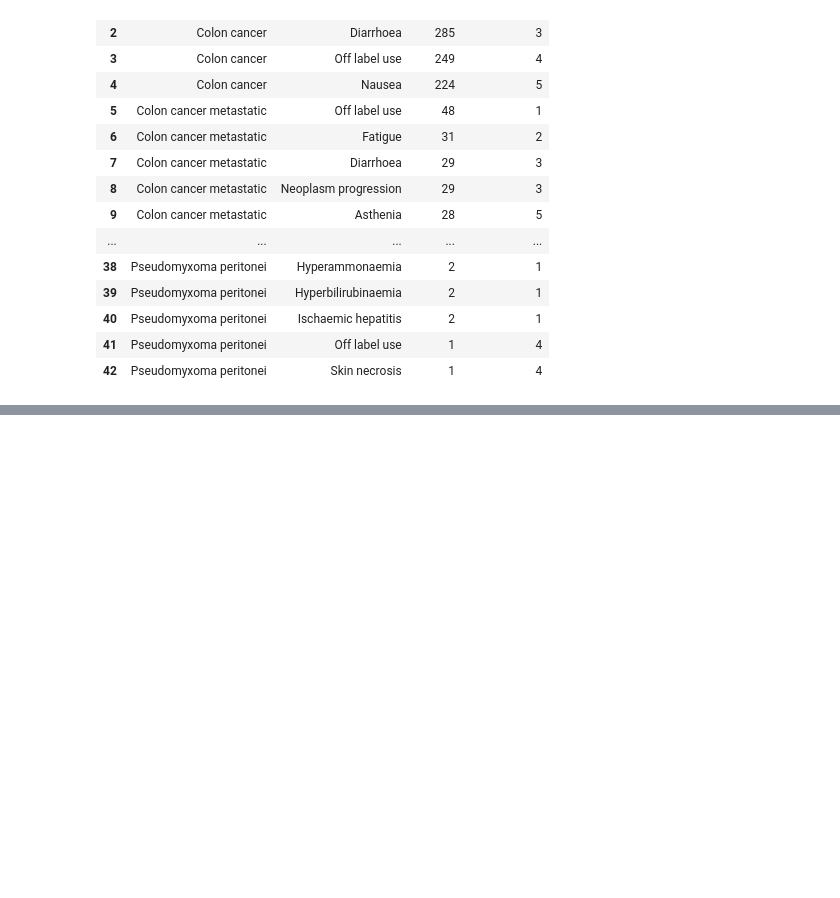
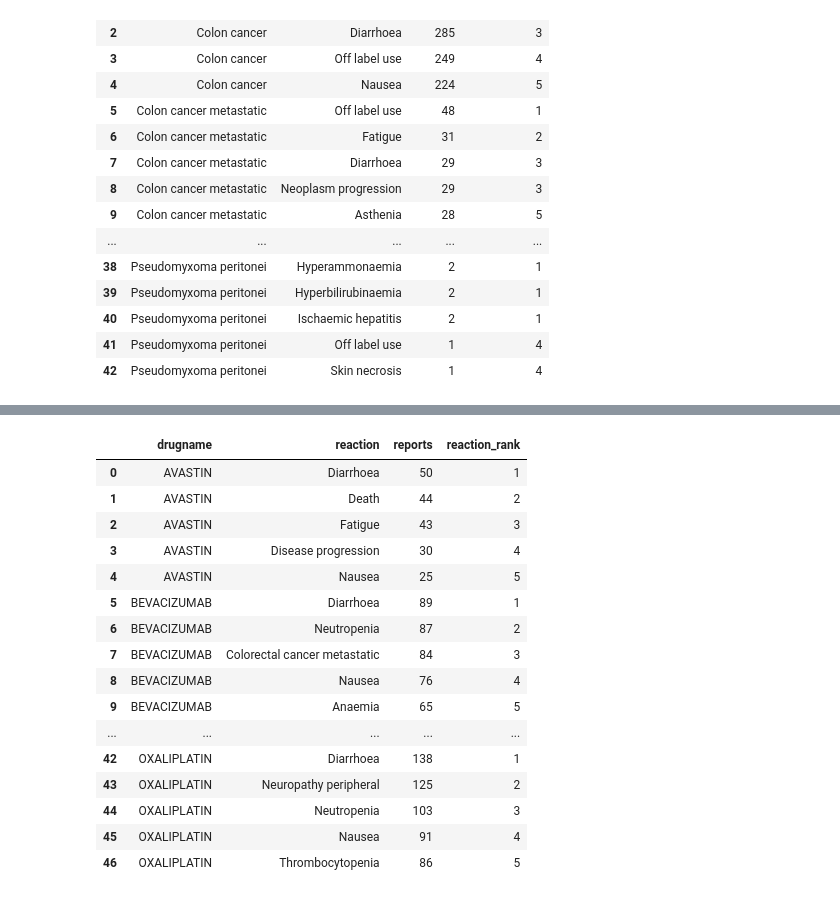
Before and after one commit to PugstaLaney/faers-sql-drug-safety-analysis, a Jupyter notebook: notebooks/appendiceal_indication.ipynb, the cells around one changed output, grey strips where cells are left out. Drawn from its saved outputs; the diff is of its cells as text; code cells hidden in the pictures; blank space fills up the shorter version.

Commit message:
Appendiceal drug indications and outcomes ranked.

```diff
--- a/notebooks/appendiceal_indication.ipynb
+++ b/notebooks/appendiceal_indication.ipynb
@@ -266,0 +312,62 @@ ranked_reactions
+# %%
+drug_reactions_in_cancer = pd.read_sql_query("""
+WITH cancer_reports AS (
+    SELECT DISTINCT primaryid
+    FROM indi
+    WHERE indi_pt IN (
+        'Colon cancer',
+        'Colorectal cancer metastatic',
+        'Colorectal cancer',
+        'Colon cancer metastatic',
+        'Malignant peritoneal neoplasm',
+        'Pseudomyxoma peritonei',
+        'Mucinous adenocarcinoma of appendix'
+    )
+),
+drug_reaction_counts AS (
+    SELECT
+        d.drugname,
+        r.pt AS reaction,
+        COUNT(DISTINCT d.primaryid) AS reports
+    FROM drug d
+    JOIN reac r ON d.primaryid = r.primaryid
+    JOIN cancer_reports cr ON d.primaryid = cr.primaryid
+    WHERE d.drugname IN (
+        'OXALIPLATIN', 'FLUOROURACIL', 'BEVACIZUMAB', 'AVASTIN',
+        'LEUCOVORIN', 'LEUCOVORIN CALCIUM', 'IRINOTECAN',
+        'IRINOTECAN HYDROCHLORIDE', 'CAPECITABINE'
+    )
+    GROUP BY d.drugname, r.pt
+),
+ranked AS (
+    SELECT *,
+        RANK() OVER (
+            PARTITION BY drugname
+            ORDER BY reports DESC
+        ) AS reaction_rank
+    FROM drug_reaction_counts
+)
+SELECT * FROM ranked
+WHERE reaction_rank <= 5
+ORDER BY drugname, reaction_rank
+""", conn)
+
+drug_reactions_in_cancer
+# %% [output]
+|  | drugname | reaction | reports | reaction_rank |
+| 0 | AVASTIN | Diarrhoea | 50 | 1 |
+| 1 | AVASTIN | Death | 44 | 2 |
+| 2 | AVASTIN | Fatigue | 43 | 3 |
+| 3 | AVASTIN | Disease progression | 30 | 4 |
+| 4 | AVASTIN | Nausea | 25 | 5 |
+| 5 | BEVACIZUMAB | Diarrhoea | 89 | 1 |
+| 6 | BEVACIZUMAB | Neutropenia | 87 | 2 |
+| 7 | BEVACIZUMAB | Colorectal cancer metastatic | 84 | 3 |
+| 8 | BEVACIZUMAB | Nausea | 76 | 4 |
+| 9 | BEVACIZUMAB | Anaemia | 65 | 5 |
+| ... | ... | ... | ... | ... |
+| 42 | OXALIPLATIN | Diarrhoea | 138 | 1 |
+| 43 | OXALIPLATIN | Neuropathy peripheral | 125 | 2 |
+| 44 | OXALIPLATIN | Neutropenia | 103 | 3 |
+| 45 | OXALIPLATIN | Nausea | 91 | 4 |
+| 46 | OXALIPLATIN | Thrombocytopenia | 86 | 5 |
```
Also changed, not shown: parts of 2 cells of this notebook.
